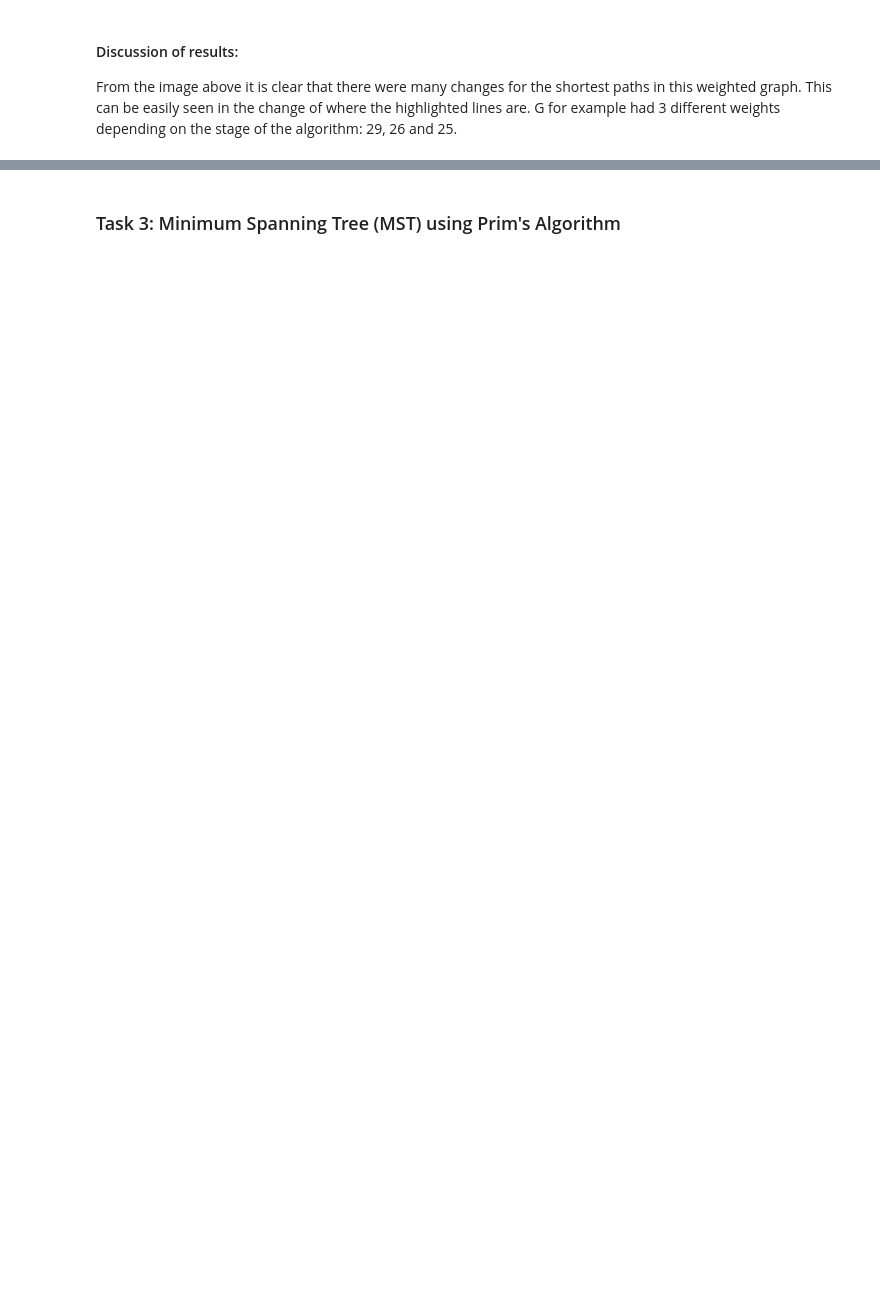
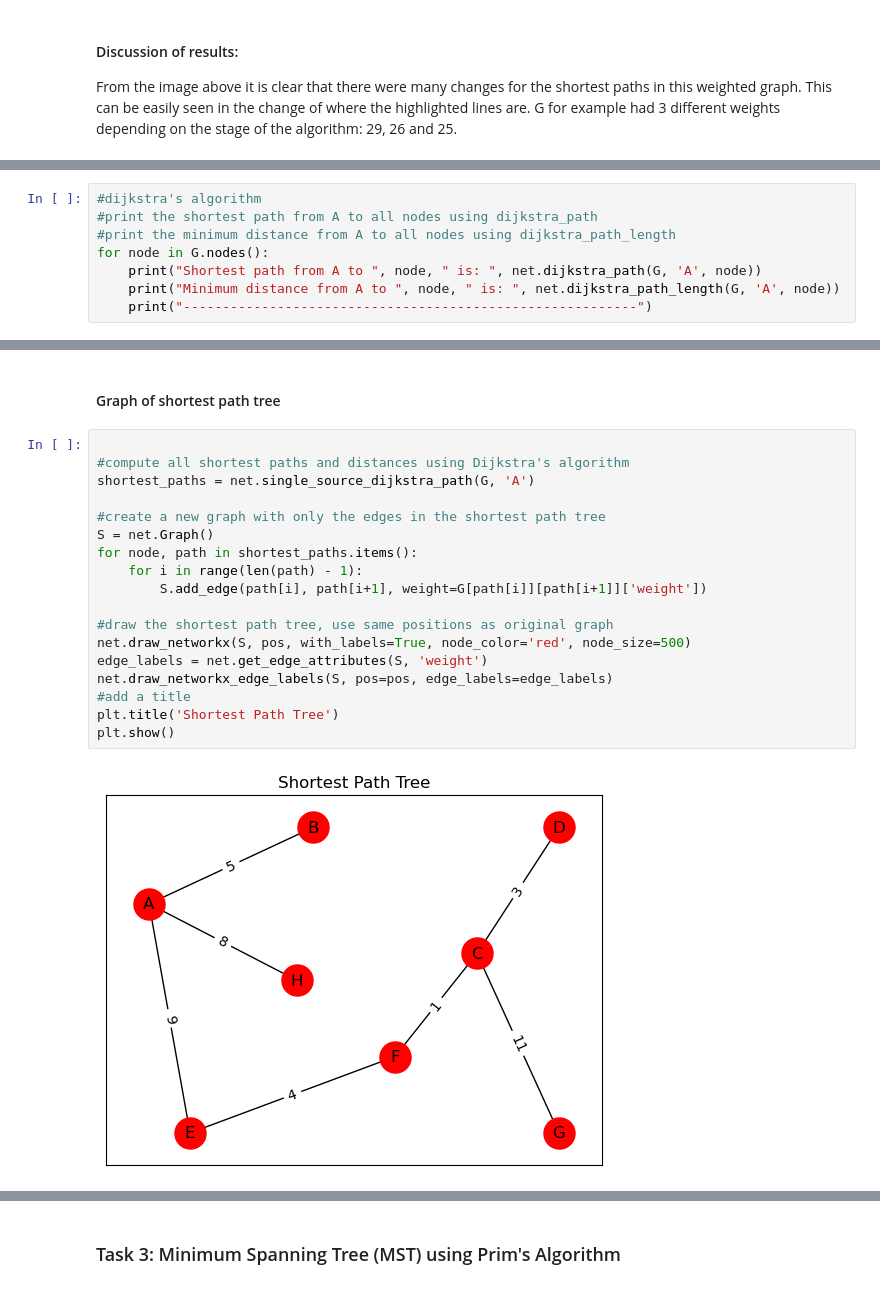
Before and after one commit to keyinb/data-structures-algorithms, a Jupyter notebook: Data_S_and_A_A2.ipynb, the cells around one changed output, grey strips where cells are left out. Cells and saved outputs as stored; diff of their text form; blank space fills up the shorter version.

```diff
--- a/Data_S_and_A_A2.ipynb
+++ b/Data_S_and_A_A2.ipynb
@@ -62,0 +66,8 @@ plt.show()
+# %%
+#dijkstra's algorithm
+#print the shortest path from A to all nodes using dijkstra_path
+#print the minimum distance from A to all nodes using dijkstra_path_length
+for node in G.nodes():
+    print("Shortest path from A to ", node, " is: ", net.dijkstra_path(G, 'A', node))
+    print("Minimum distance from A to ", node, " is: ", net.dijkstra_path_length(G, 'A', node))
+    print("----------------------------------------------------------")
@@ -62,0 +92,22 @@ plt.show()
+# %% [markdown]
+#### Graph of shortest path tree
+# %%
+
+#compute all shortest paths and distances using Dijkstra's algorithm
+shortest_paths = net.single_source_dijkstra_path(G, 'A')
+
+#create a new graph with only the edges in the shortest path tree
+S = net.Graph()
+for node, path in shortest_paths.items():
+    for i in range(len(path) - 1):
+        S.add_edge(path[i], path[i+1], weight=G[path[i]][path[i+1]]['weight'])
+
+#draw the shortest path tree, use same positions as original graph
+net.draw_networkx(S, pos, with_labels=True, node_color='red', node_size=500)
+edge_labels = net.get_edge_attributes(S, 'weight')
+net.draw_networkx_edge_labels(S, pos=pos, edge_labels=edge_labels)
+#add a title
+plt.title('Shortest Path Tree')
+plt.show()
+# %% [output]
+[figure, added]
```
Also changed, not shown: parts of 11 cells of this notebook, 2 other files.
